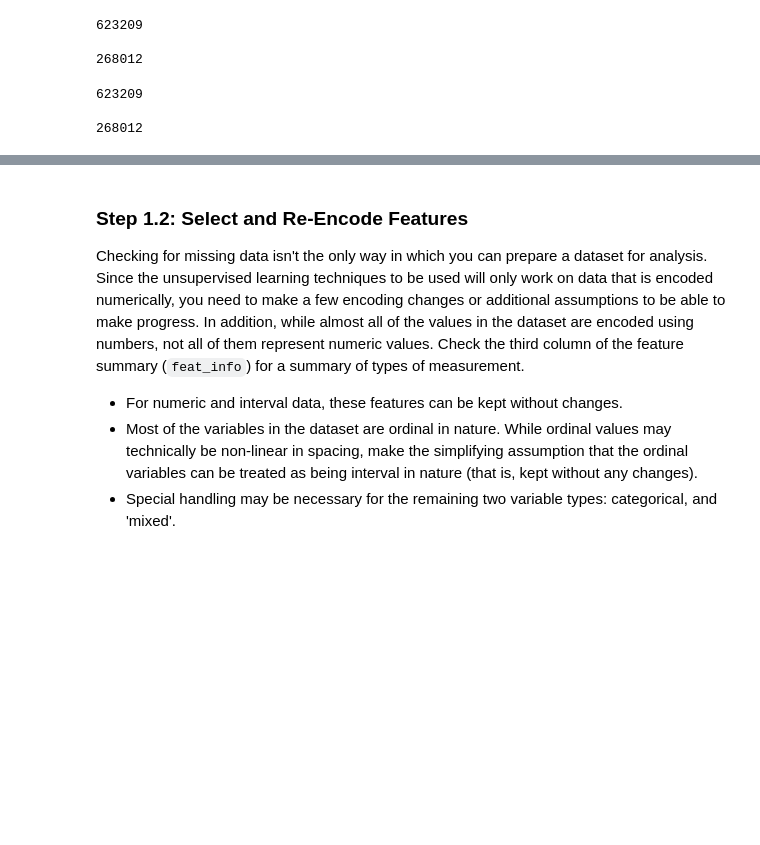
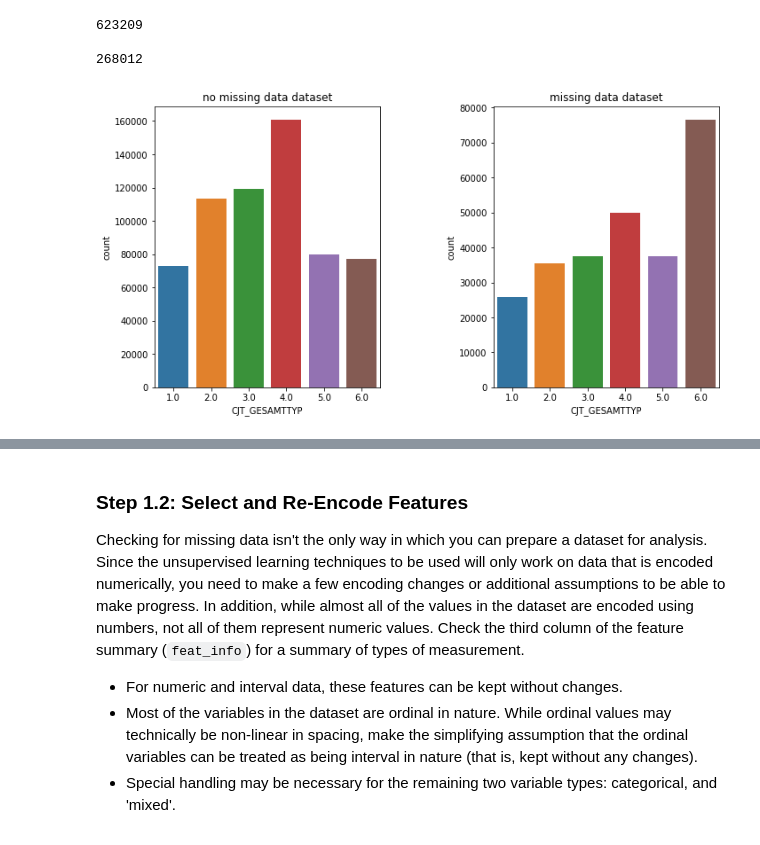
Before and after one commit to ciancronin/DSND_identify_customer_segments, a Jupyter notebook: Identify_Customer_Segments.ipynb, the cells around one changed output, grey strips where cells are left out. Drawn from its saved outputs; the diff is of its cells as text; code cells hidden in the pictures; blank space fills up the shorter version.

```diff
--- a/Identify_Customer_Segments.ipynb
+++ b/Identify_Customer_Segments.ipynb
@@ -165,9 +170,8 @@ RELAT_AB                  97216
 dtype: int64
 # %%
 # replacing values from above list of missing or unknown values split list with np.nan
-for i in range(0, 85):
-    attribute = feat_info["attribute"][i]
-    azdias[attribute] = azdias[attribute].replace(feat_info["split_missing"][i], np.nan)
+for i in range(len(feat_info['attribute'])):
+    azdias[feat_info["attribute"][i]] = azdias[feat_info["attribute"][i]].replace(feat_info["split_missing"][i], np.nan)
 # %% [markdown]
 #### Step 1.1.2: Assess Missing Data in Each Column
 
@@ -267,12 +270,8 @@ rows_missing = list(np.where(missing_per_row!=0)[0])
 # print(len(rows_no_missing))
 # print(len(rows_missing))
 
-azdias_one = azdias.loc[rows_no_missing, :]
-azdias_two = azdias.loc[rows_missing, :]
+azdias_one = azdias.loc[rows_no_missing, :] # dataset with no missing in rows
+azdias_two = azdias.loc[rows_missing, :] # dataset with some missing data in rows
 
 # print(len(azdias_one))
 # print(len(azdias_two))
-# %% [output]
-623209
-
-268012
@@ -281,0 +278,15 @@ azdias_two = azdias.loc[rows_missing, :]
+# %%
+# comparing the distributions of 'CJT_GESAMTTYP' (Customer Journey Typology)
+fig = plt.figure(figsize = (10,5))
+plt.subplot(1,2,1)
+ax1 = sns.countplot(data = azdias_one, x = azdias_one['CJT_GESAMTTYP'])
+ax1.set_title("no missing data dataset")
+plt.subplot(1,2,2)
+ax2 = sns.countplot(data = azdias_two, x = azdias_two['CJT_GESAMTTYP'])
+ax2.set_title("missing data dataset")
+
+fig.tight_layout()
+fig.subplots_adjust(top = 1, wspace = 0.5) # 0.88, wspace=0.4)
+plt.show()
+# %% [output]
+[figure, added]
```
Also changed, not shown: parts of 67 cells of this notebook.
